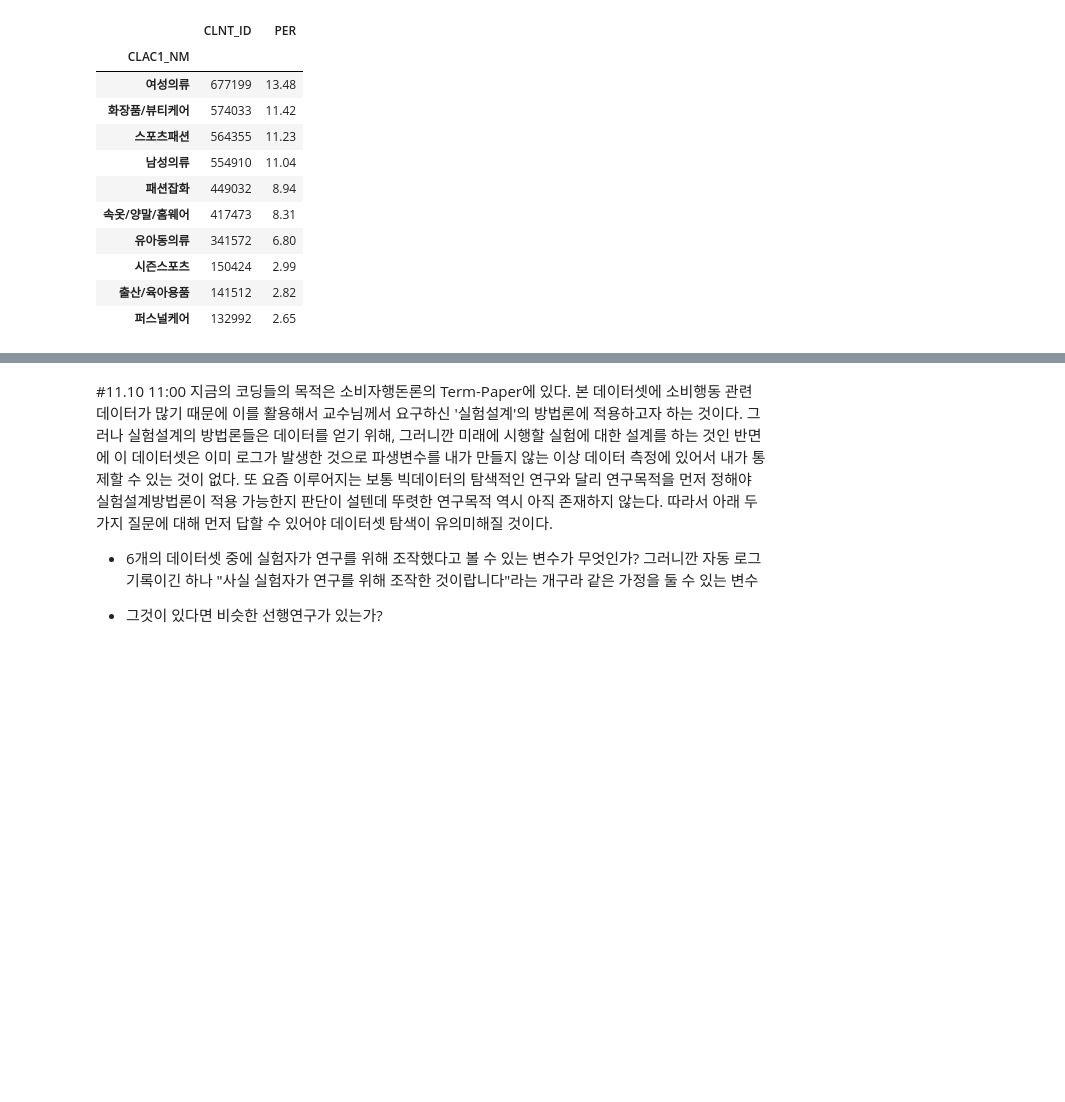
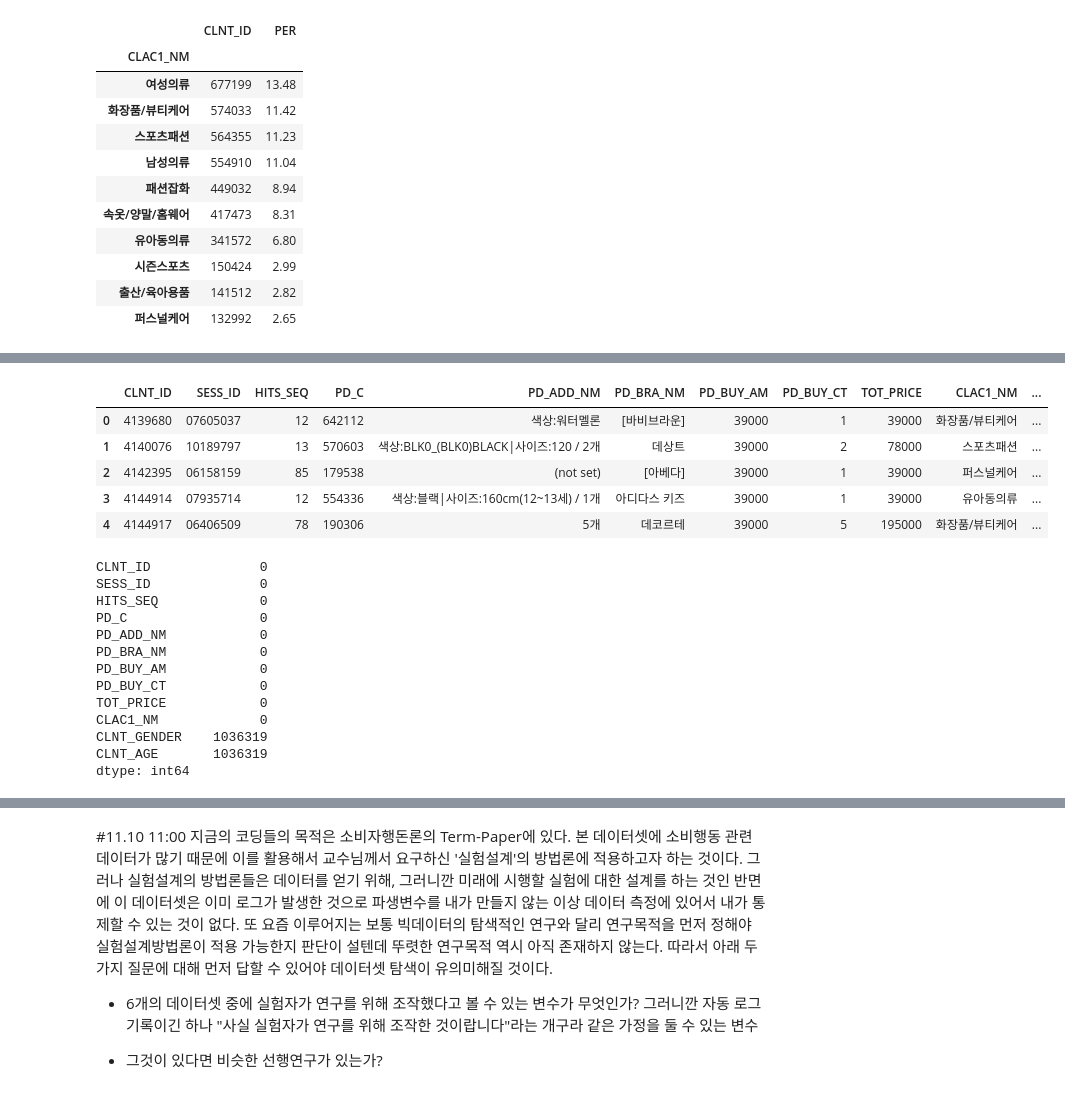
Before and after one commit to chldnjstjr/Lpoint, a Jupyter notebook: 1st_EDA.ipynb, the cells around one changed output, grey strips where cells are left out. Drawn from its saved outputs; the diff is of its cells as text; code cells hidden in the pictures; blank space fills up the shorter version.

```diff
--- a/1st_EDA.ipynb
+++ b/1st_EDA.ipynb
@@ -356,0 +354,24 @@ session = pd.read_csv(sessioncsv, dtype={"CLNT_ID": np.str, "SESS_ID":np.str}, t
+# %%
+prdmastercustom = pd.merge(prdmaster,custom,on=['CLNT_ID'],how='left')
+prdmastercustom.head()
+prdmastercustom.isna().sum()
+# %% [output]
+|  | CLNT_ID | SESS_ID | HITS_SEQ | PD_C | PD_ADD_NM | PD_BRA_NM | PD_BUY_AM | PD_BUY_CT | TOT_PRICE | CLAC1_NM | ... |
+| 0 | 4139680 | 07605037 | 12 | 642112 | 색상:워터멜론 | [바비브라운] | 39000 | 1 | 39000 | 화장품/뷰티케어 | ... |
+| 1 | 4140076 | 10189797 | 13 | 570603 | 색상:BLK0_(BLK0)BLACK|사이즈:120 / 2개 | 데상트 | 39000 | 2 | 78000 | 스포츠패션 | ... |
+| 2 | 4142395 | 06158159 | 85 | 179538 | (not set) | [아베다] | 39000 | 1 | 39000 | 퍼스널케어 | ... |
+| 3 | 4144914 | 07935714 | 12 | 554336 | 색상:블랙|사이즈:160cm(12~13세) / 1개 | 아디다스 키즈 | 39000 | 1 | 39000 | 유아동의류 | ... |
+| 4 | 4144917 | 06406509 | 78 | 190306 | 5개 | 데코르테 | 39000 | 5 | 195000 | 화장품/뷰티케어 | ... |
+CLNT_ID              0
+SESS_ID              0
+HITS_SEQ             0
+PD_C                 0
+PD_ADD_NM            0
+PD_BRA_NM            0
+PD_BUY_AM            0
+PD_BUY_CT            0
+TOT_PRICE            0
+CLAC1_NM             0
+CLNT_GENDER    1036319
+CLNT_AGE       1036319
+dtype: int64
```
Also changed, not shown: parts of 16 cells of this notebook.
